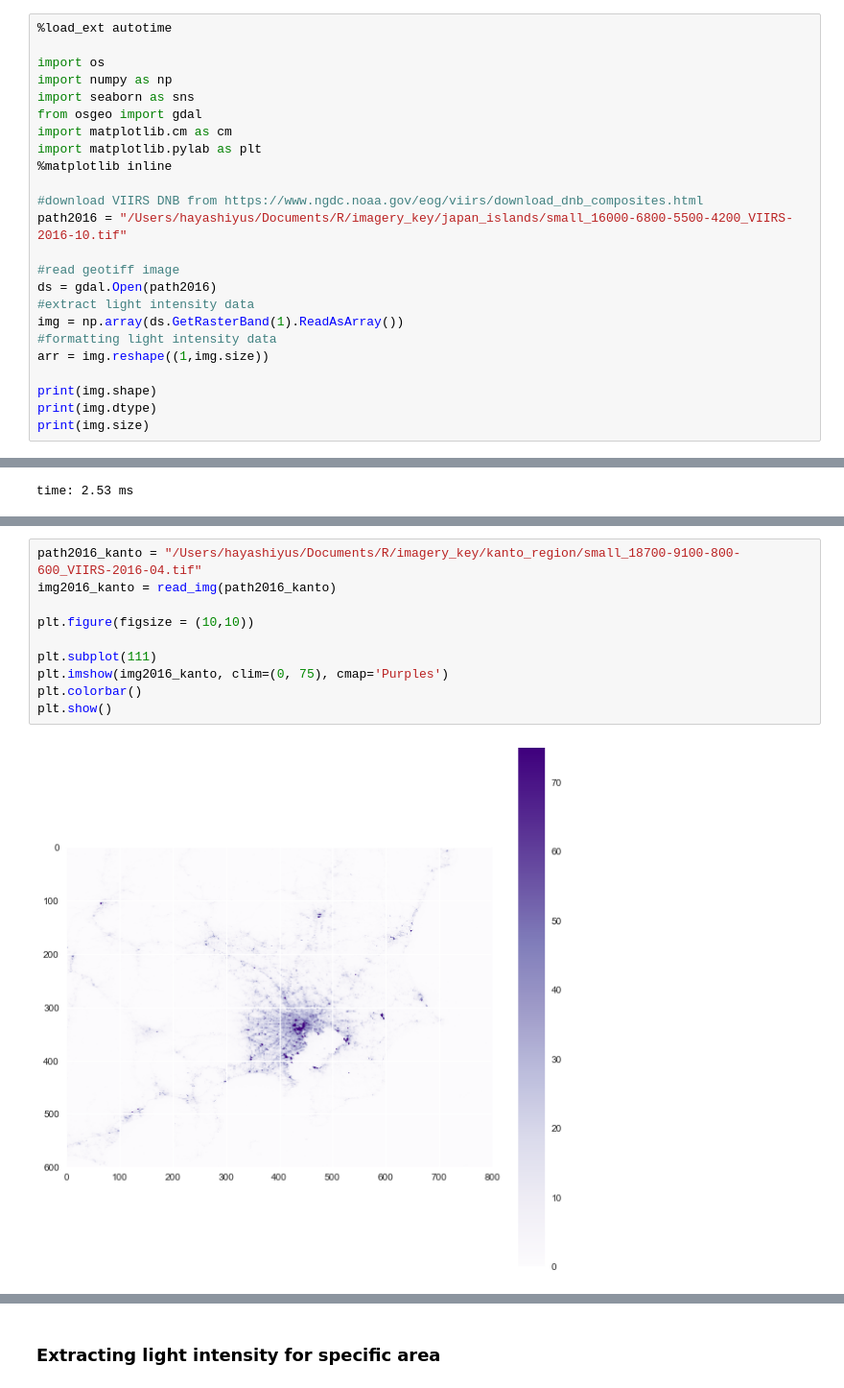
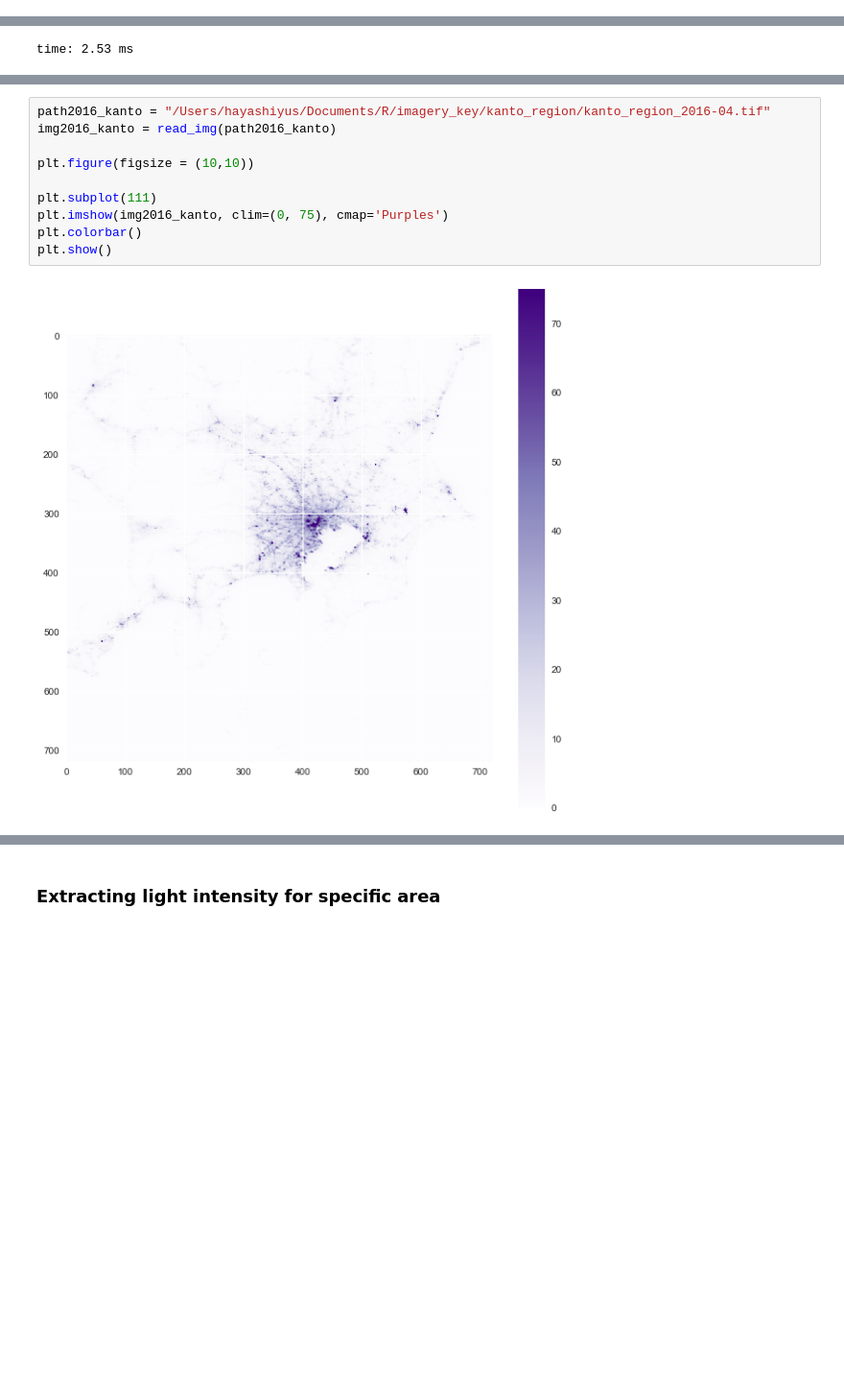
Before and after one commit to hayashiyus/nighttime_light_intensity_analytics, a Jupyter notebook: ipynb/nighttime_light_intensity_analysis.ipynb, the cells around one changed output, grey strips where cells are left out. Shown at 96% size. Drawn from its saved outputs; the diff is of its cells as text; blank space fills up the shorter version.

```diff
--- a/ipynb/nighttime_light_intensity_analysis.ipynb
+++ b/ipynb/nighttime_light_intensity_analysis.ipynb
@@ -3,24 +2,0 @@
-# %%
-%load_ext autotime
-
-import os
-import numpy as np
-import seaborn as sns
-from osgeo import gdal
-import matplotlib.cm as cm
-import matplotlib.pylab as plt
-%matplotlib inline
-
-#download VIIRS DNB from https://www.ngdc.noaa.gov/eog/viirs/download_dnb_composites.html
-path2016 = "/Users/hayashiyus/Documents/R/imagery_key/japan_islands/small_16000-6800-5500-4200_VIIRS-2016-10.tif"
-
-#read geotiff image
-ds = gdal.Open(path2016)
-#extract light intensity data
-img = np.array(ds.GetRasterBand(1).ReadAsArray())
-#formatting light intensity data
-arr = img.reshape((1,img.size))
-
-print(img.shape)
-print(img.dtype)
-print(img.size)
@@ -272,12 +474,12 @@ time: 1.39 s
 # %%
-path2016_kanto = "/Users/hayashiyus/Documents/R/imagery_key/kanto_region/small_18700-9100-800-600_VIIRS-2016-04.tif"
+path2016_kanto = "/Users/hayashiyus/Documents/R/imagery_key/kanto_region/kanto_region_2016-04.tif"
 img2016_kanto = read_img(path2016_kanto)
 
 plt.figure(figsize = (10,10))
 
 plt.subplot(111)
 plt.imshow(img2016_kanto, clim=(0, 75), cmap='Purples')
 plt.colorbar()
 plt.show()
 # %% [output]
-[figure, old version]
+[figure, new version]
```
Also changed, not shown: parts of 40 cells of this notebook.
